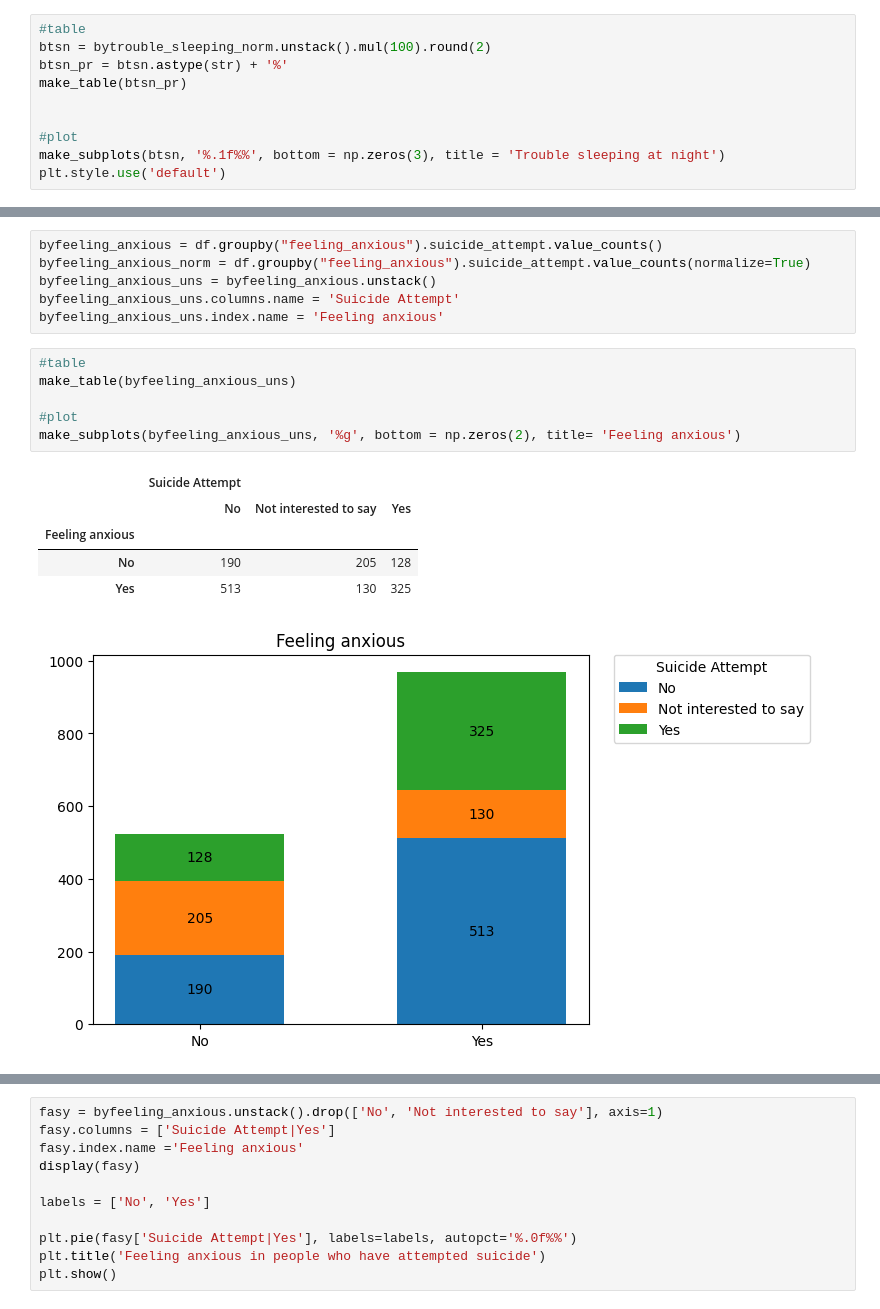
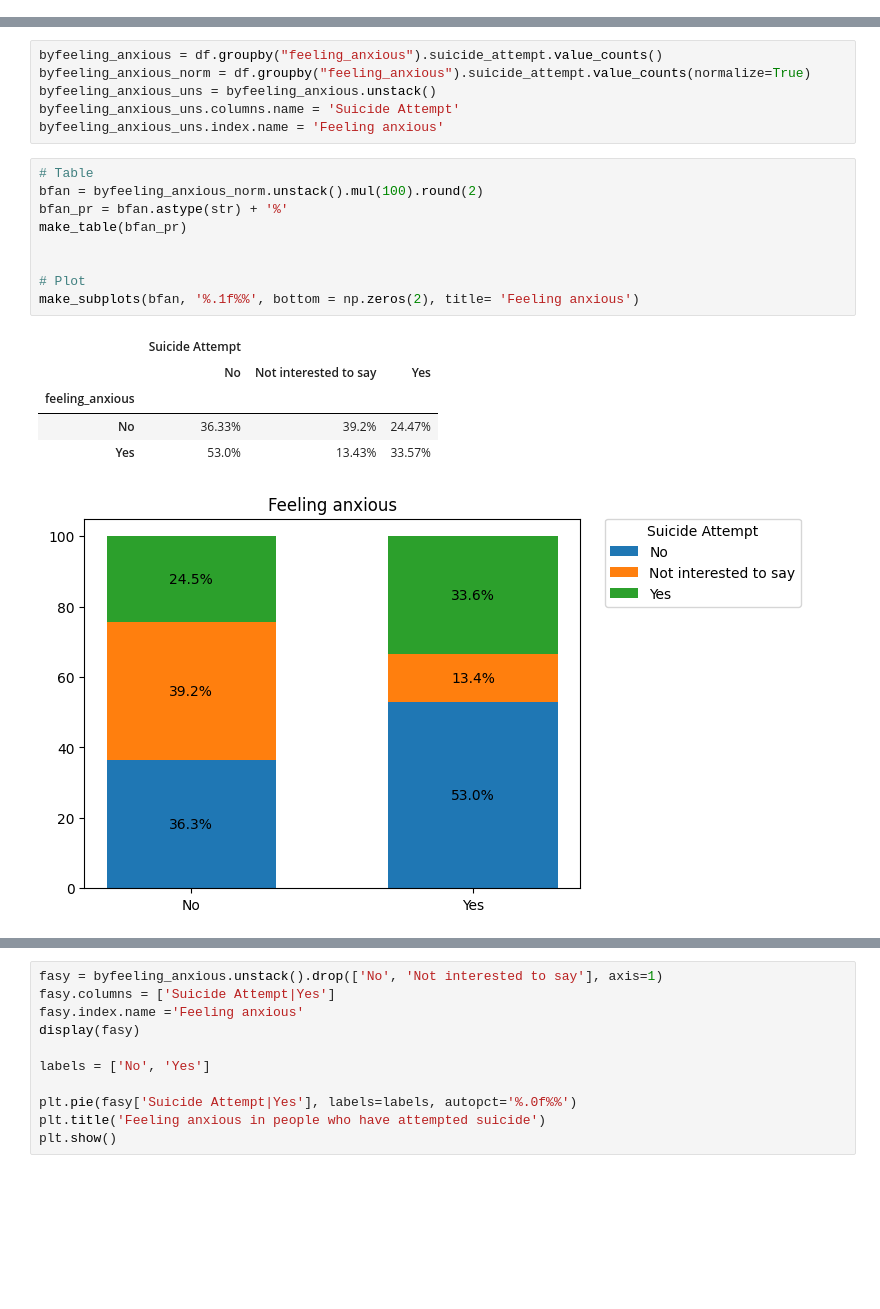
Before and after one commit to YanaNimanchuk/postnatal-depression, a Jupyter notebook: postpartum-depression.ipynb, the cells around one changed output, grey strips where cells are left out. Drawn from its saved outputs; the diff is of its cells as text; blank space fills up the shorter version.

Commit message:
delete numeric plots

```diff
--- a/postpartum-depression.ipynb
+++ b/postpartum-depression.ipynb
@@ -365,10 +366,0 @@ plt.style.use('default')
-# %%
-#table
-btsn = bytrouble_sleeping_norm.unstack().mul(100).round(2)
-btsn_pr = btsn.astype(str) + '%'
-make_table(btsn_pr)
-
-
-#plot
-make_subplots(btsn, '%.1f%%', bottom = np.zeros(3), title = 'Trouble sleeping at night')
-plt.style.use('default')
@@ -536,15 +506,18 @@ byfeeling_anxious_uns = byfeeling_anxious.unstack()
 byfeeling_anxious_uns.columns.name = 'Suicide Attempt'
 byfeeling_anxious_uns.index.name = 'Feeling anxious'
 # %%
-#table
-make_table(byfeeling_anxious_uns)
+# Table
+bfan = byfeeling_anxious_norm.unstack().mul(100).round(2)
+bfan_pr = bfan.astype(str) + '%'
+make_table(bfan_pr)
 
-#plot
-make_subplots(byfeeling_anxious_uns, '%g', bottom = np.zeros(2), title= 'Feeling anxious')
+
+# Plot
+make_subplots(bfan, '%.1f%%', bottom = np.zeros(2), title= 'Feeling anxious')
 # %% [output]
 |  | Suicide Attempt |  |  |
 |  | No | Not interested to say | Yes |
-| Feeling anxious |  |  |  |
-| No | 190 | 205 | 128 |
-| Yes | 513 | 130 | 325 |
+| feeling_anxious |  |  |  |
+| No | 36.33% | 39.2% | 24.47% |
+| Yes | 53.0% | 13.43% | 33.57% |
-[figure, old version]
+[figure, new version]
```
Also changed, not shown: parts of 28 cells of this notebook.
